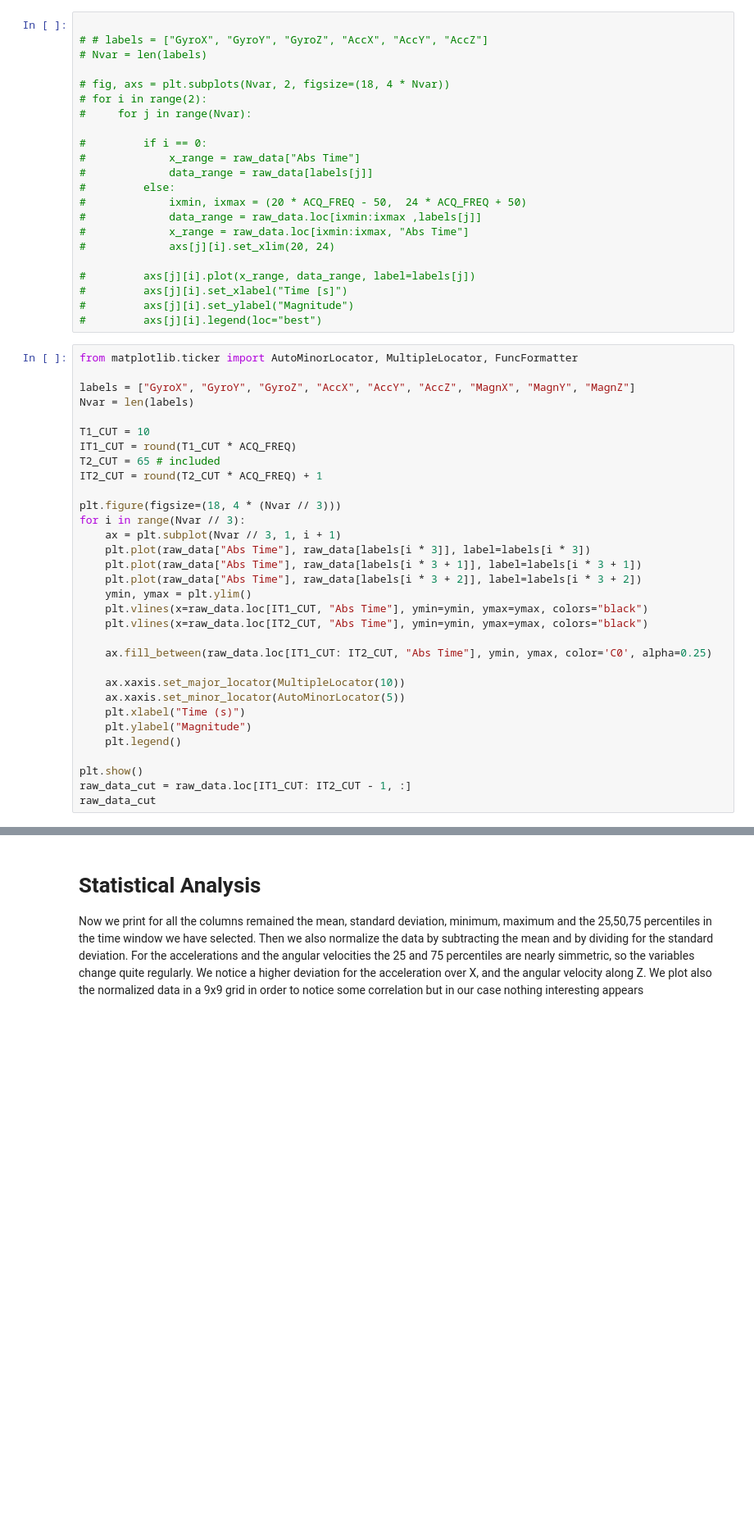
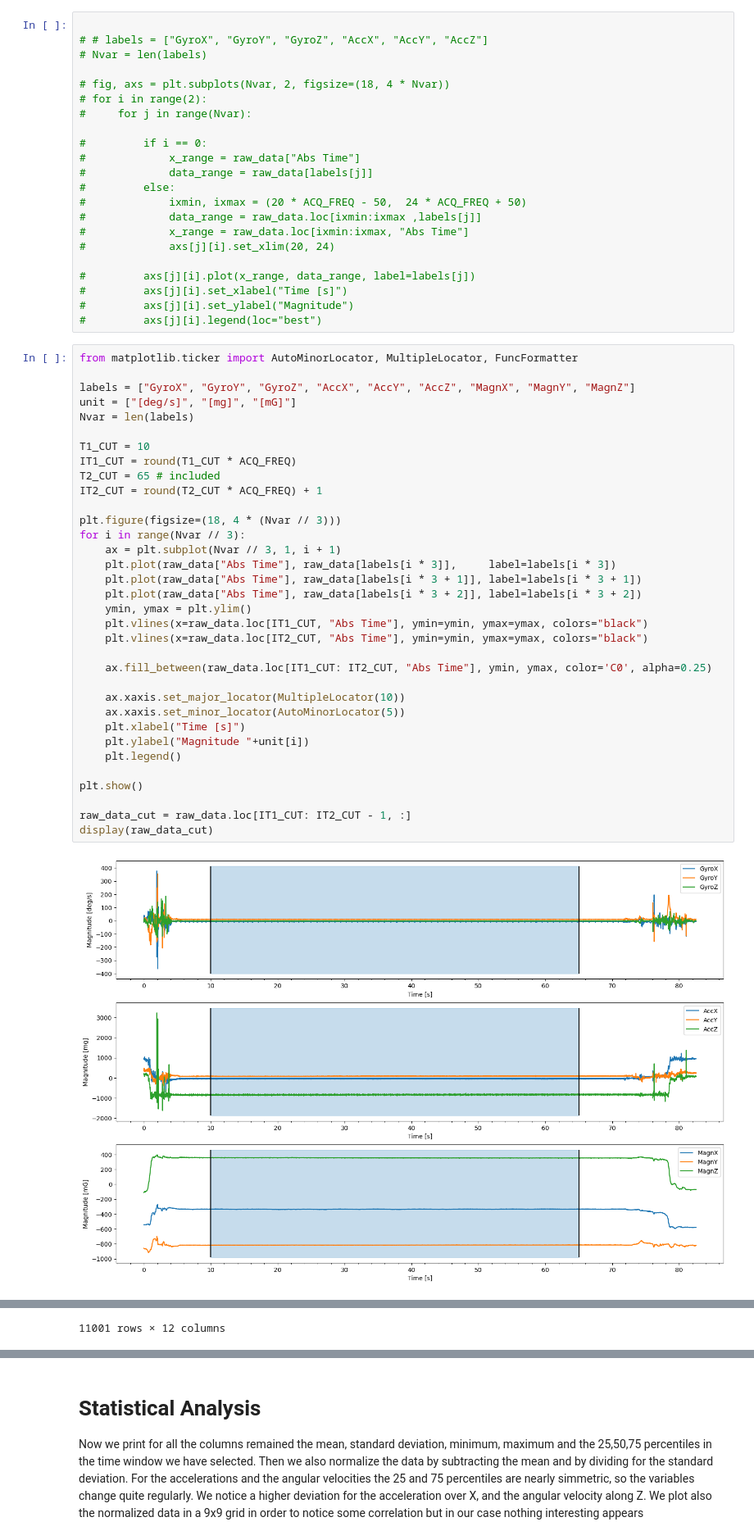
Before and after one commit to enlupi/GruppoSeven, a Jupyter notebook: project_final.ipynb, the cells around one changed output, grey strips where cells are left out. Shown at 82% size. Saved outputs shown, nothing was run; the diff lists cells and outputs as text; blank space fills up the shorter version.

Commit message:
Data Visualisation text, Measurement unit to plots

```diff
--- a/project_final.ipynb
+++ b/project_final.ipynb
@@ -97,32 +128,36 @@ We see that from 10 seconds to 65 seconds all the measures have a constant behav
 # %%
 from matplotlib.ticker import AutoMinorLocator, MultipleLocator, FuncFormatter
 
 labels = ["GyroX", "GyroY", "GyroZ", "AccX", "AccY", "AccZ", "MagnX", "MagnY", "MagnZ"]
+unit = ["[deg/s]", "[mg]", "[mG]"]
 Nvar = len(labels)
 
 T1_CUT = 10
 IT1_CUT = round(T1_CUT * ACQ_FREQ)
 T2_CUT = 65 # included
 IT2_CUT = round(T2_CUT * ACQ_FREQ) + 1
 
 plt.figure(figsize=(18, 4 * (Nvar // 3)))
 for i in range(Nvar // 3):
     ax = plt.subplot(Nvar // 3, 1, i + 1)
-    plt.plot(raw_data["Abs Time"], raw_data[labels[i * 3]], label=labels[i * 3])
+    plt.plot(raw_data["Abs Time"], raw_data[labels[i * 3]],     label=labels[i * 3])
     plt.plot(raw_data["Abs Time"], raw_data[labels[i * 3 + 1]], label=labels[i * 3 + 1])
     plt.plot(raw_data["Abs Time"], raw_data[labels[i * 3 + 2]], label=labels[i * 3 + 2])
     ymin, ymax = plt.ylim()
     plt.vlines(x=raw_data.loc[IT1_CUT, "Abs Time"], ymin=ymin, ymax=ymax, colors="black")
     plt.vlines(x=raw_data.loc[IT2_CUT, "Abs Time"], ymin=ymin, ymax=ymax, colors="black")
 
     ax.fill_between(raw_data.loc[IT1_CUT: IT2_CUT, "Abs Time"], ymin, ymax, color='C0', alpha=0.25)
 
     ax.xaxis.set_major_locator(MultipleLocator(10))
     ax.xaxis.set_minor_locator(AutoMinorLocator(5))
-    plt.xlabel("Time (s)")
-    plt.ylabel("Magnitude")
+    plt.xlabel("Time [s]")
+    plt.ylabel("Magnitude "+unit[i])
     plt.legend()
 
 plt.show()
+
 raw_data_cut = raw_data.loc[IT1_CUT: IT2_CUT - 1, :]
-raw_data_cut
+display(raw_data_cut)
+# %% [output]
+[figure, added]
@@ -129,3 +176,4 @@ raw_data_cut
+11001 rows × 12 columns
 # %%
 
 fig, axs = plt.subplots(Nvar, 2, figsize=(18, 4 * Nvar))
```
Also changed, not shown: parts of 8 cells of this notebook.
